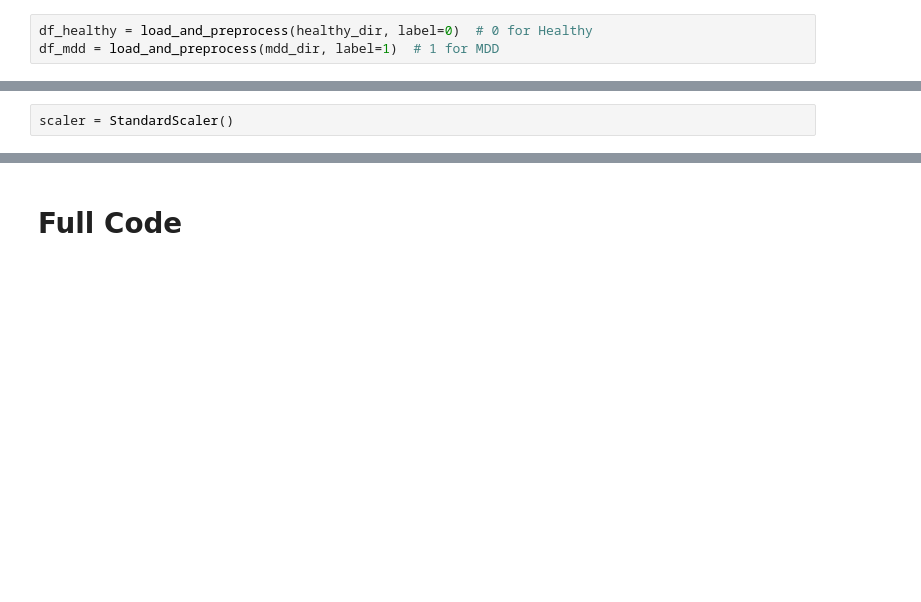
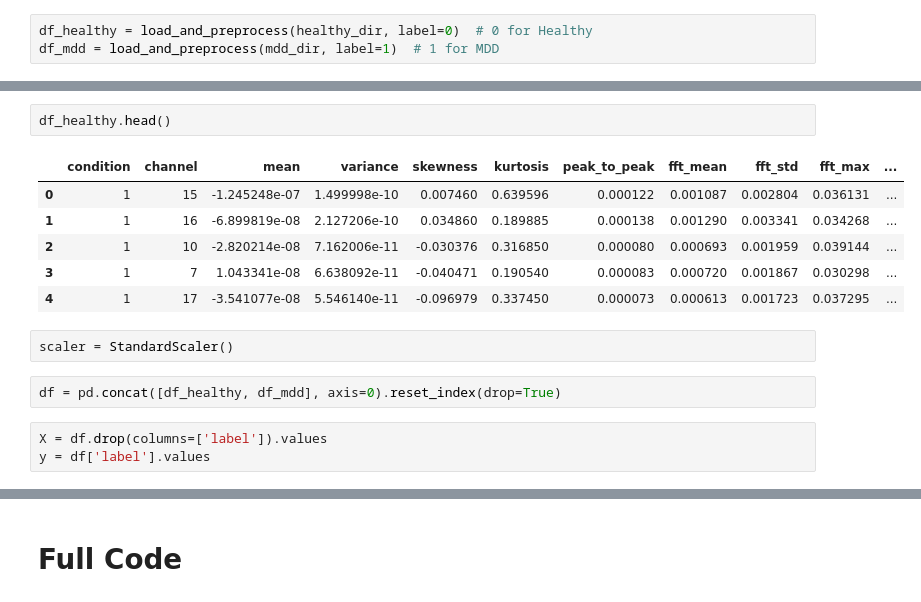
Before and after one commit to ibrainscit/team_4, a Jupyter notebook: Shap/train.ipynb, the cells around one changed output, grey strips where cells are left out. Cells and saved outputs as stored; diff of their text form; blank space fills up the shorter version.

```diff
--- a/Shap/train.ipynb
+++ b/Shap/train.ipynb
@@ -39,5 +63,19 @@ df_mdd = load_and_preprocess(mdd_dir, label=1)  # 1 for MDD
+# %%
+df_healthy.head()
+# %% [output]
+|  | condition | channel | mean | variance | skewness | kurtosis | peak_to_peak | fft_mean | fft_std | fft_max | ... |
+| 0 | 1 | 15 | -1.245248e-07 | 1.499998e-10 | 0.007460 | 0.639596 | 0.000122 | 0.001087 | 0.002804 | 0.036131 | ... |
+| 1 | 1 | 16 | -6.899819e-08 | 2.127206e-10 | 0.034860 | 0.189885 | 0.000138 | 0.001290 | 0.003341 | 0.034268 | ... |
+| 2 | 1 | 10 | -2.820214e-08 | 7.162006e-11 | -0.030376 | 0.316850 | 0.000080 | 0.000693 | 0.001959 | 0.039144 | ... |
+| 3 | 1 | 7 | 1.043341e-08 | 6.638092e-11 | -0.040471 | 0.190540 | 0.000083 | 0.000720 | 0.001867 | 0.030298 | ... |
+| 4 | 1 | 17 | -3.541077e-08 | 5.546140e-11 | -0.096979 | 0.337450 | 0.000073 | 0.000613 | 0.001723 | 0.037295 | ... |
 # %%
 scaler = StandardScaler()
+# %%
+df = pd.concat([df_healthy, df_mdd], axis=0).reset_index(drop=True)
+# %%
+X = df.drop(columns=['label']).values
+y = df['label'].values
 # %%
 X_flattened = X.reshape(X.shape[0], -1)  # (samples, features)
 
```
Also changed, not shown: parts of 13 cells of this notebook, 2 other files.
